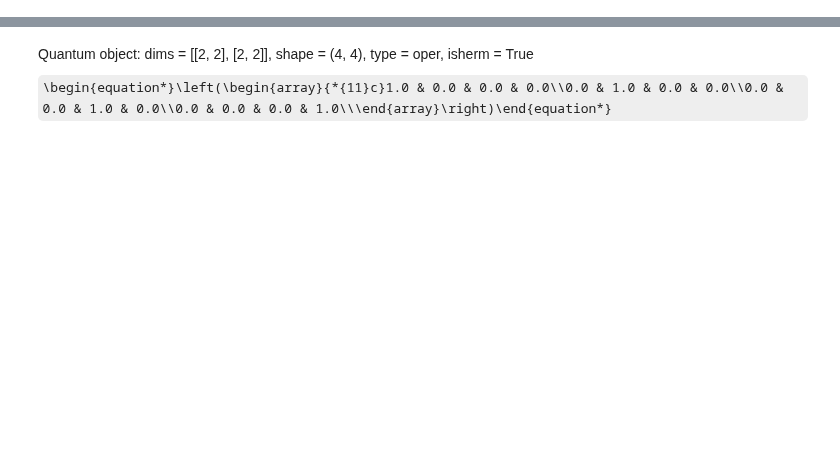
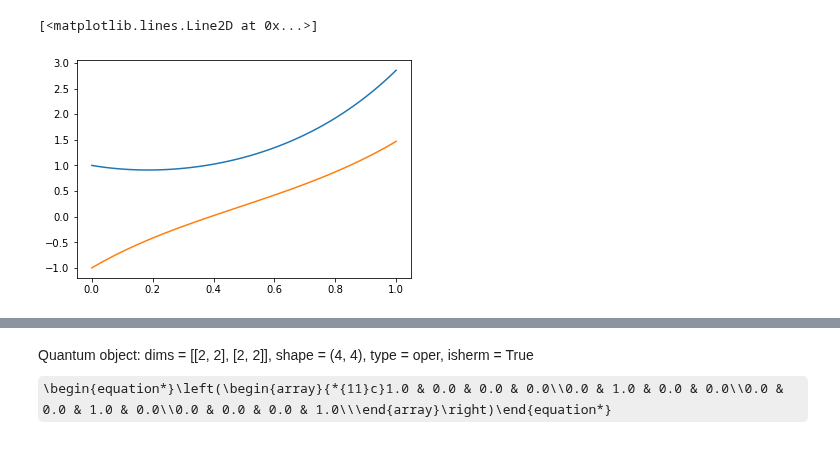
Before and after one commit to tomi-cuentitas/Spin-Chains-, a Jupyter notebook: K-evolution/K-evol.ipynb, the cells around one changed output, grey strips where cells are left out. Saved outputs shown, nothing was run; the diff lists cells and outputs as text; code cells hidden in the pictures; some formulas as TeX source; blank space fills up the shorter version.

```diff
--- a/K-evolution/K-evol.ipynb
+++ b/K-evolution/K-evol.ipynb
@@ -95,0 +115,18 @@ len(hij)
+# %%
+from scipy.integrate import odeint
+
+def dSdx(x, S):
+    phi1, phi2 = S
+    return [1*phi1+2*phi2,
+            2*phi1-1.5*phi2]
+
+S_0 = (1,-1)
+
+x= np.linspace(0, 1, 100)
+sol = odeint(dSdx, y0 = S_0, t=x, tfirst = True)
+
+plt.plot(x, sol.T[0])
+plt.plot(x, sol.T[1])
+# %% [output]
+[<matplotlib.lines.Line2D at 0x...>]
+[figure, added]
```
Also changed, not shown: parts of 24 cells of this notebook.
